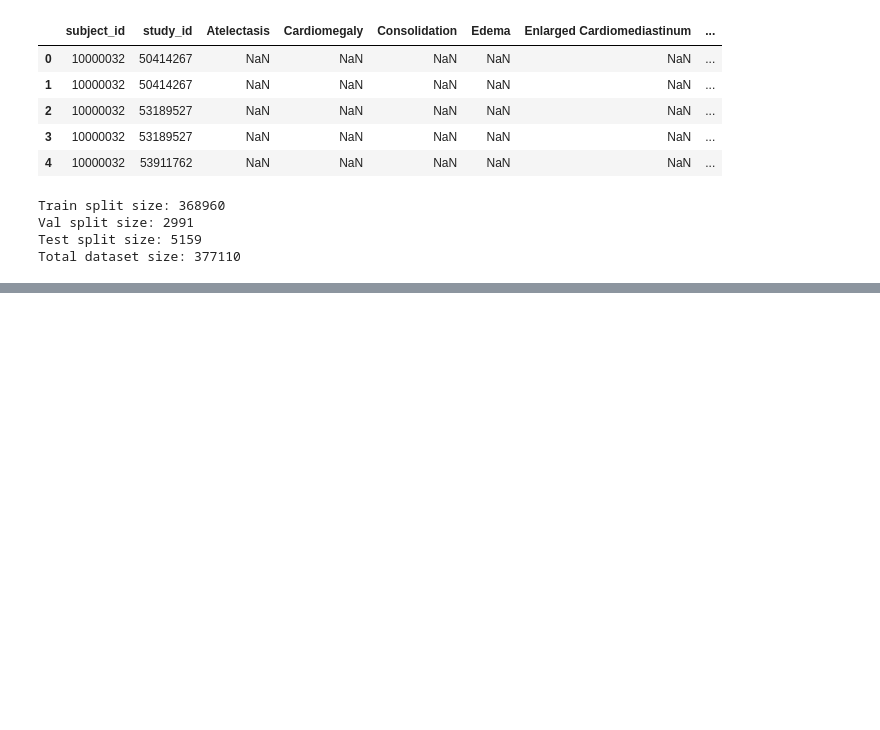
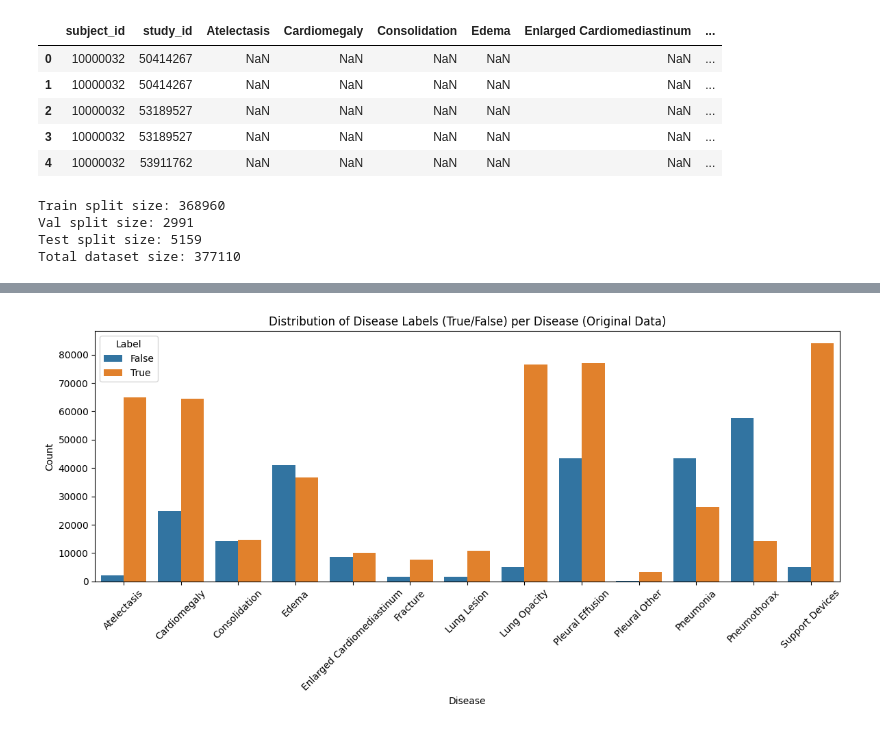
Before and after one commit to onurdenizguler/RewardingVisualDoubt, a Jupyter notebook: examinations/examine_mimic_cxr_dataset.ipynb, the cells around one changed output, grey strips where cells are left out. Cells and saved outputs as stored; diff of their text form; code cells hidden in the pictures; blank space fills up the shorter version.

```diff
--- a/examinations/examine_mimic_cxr_dataset.ipynb
+++ b/examinations/examine_mimic_cxr_dataset.ipynb
@@ -27,0 +166,57 @@ Total dataset size: 377110
+# %%
+import pandas as pd
+import matplotlib.pyplot as plt
+import seaborn as sns
+
+# Define the disease columns you want to analyze (excluding "No Finding")
+disease_cols = [
+    "Atelectasis",
+    "Cardiomegaly",
+    "Consolidation",
+    "Edema",
+    "Enlarged Cardiomediastinum",
+    "Fracture",
+    "Lung Lesion",
+    "Lung Opacity",
+    "Pleural Effusion",
+    "Pleural Other",
+    "Pneumonia",
+    "Pneumothorax",
+    "Support Devices",
+]
+
+# Melt the original dataframe so that each row corresponds to one disease label for a study
+df_melt_orig = mimic_cxr_df.melt(
+    id_vars=["subject_id", "study_id", "dicom_id", "split", "img_path"],
+    value_vars=disease_cols,
+    var_name="disease",
+    value_name="label",
+)
+
+# Filter out uncertain (-1.0) and missing values, keeping only confident labels (1.0 and 0.0)
+df_melt_orig_filtered = df_melt_orig[df_melt_orig["label"].isin([0.0, 1.0])].copy()
+
+# Convert labels to booleans: 1.0 becomes True (disease present) and 0.0 becomes False (disease absent)
+df_melt_orig_filtered["label"] = df_melt_orig_filtered["label"].astype(bool)
+
+# Plot the distribution using Seaborn's countplot
+plt.figure(figsize=(12, 6))
+sns.countplot(
+    data=df_melt_orig_filtered,
+    x="disease",
+    hue="label",
+    order=sorted(df_melt_orig_filtered["disease"].unique()),
+)
+
+# Customize the plot
+plt.xticks(rotation=45)
+plt.title("Distribution of Disease Labels (True/False) per Disease (Original Data)")
+plt.xlabel("Disease")
+plt.ylabel("Count")
+plt.legend(title="Label", labels=["False", "True"])
+plt.tight_layout()
+
+# Display the plot
+plt.show()
+# %% [output]
+[figure, added]
```
Also changed, not shown: parts of 13 cells of this notebook, 1 other file.
